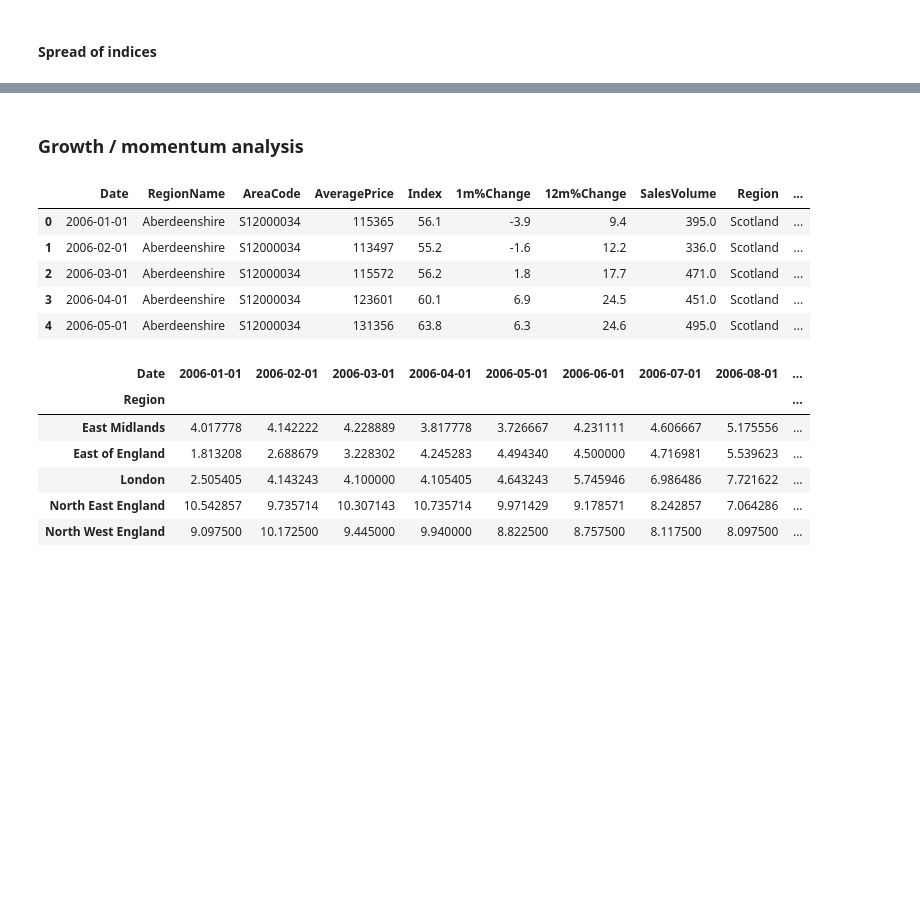
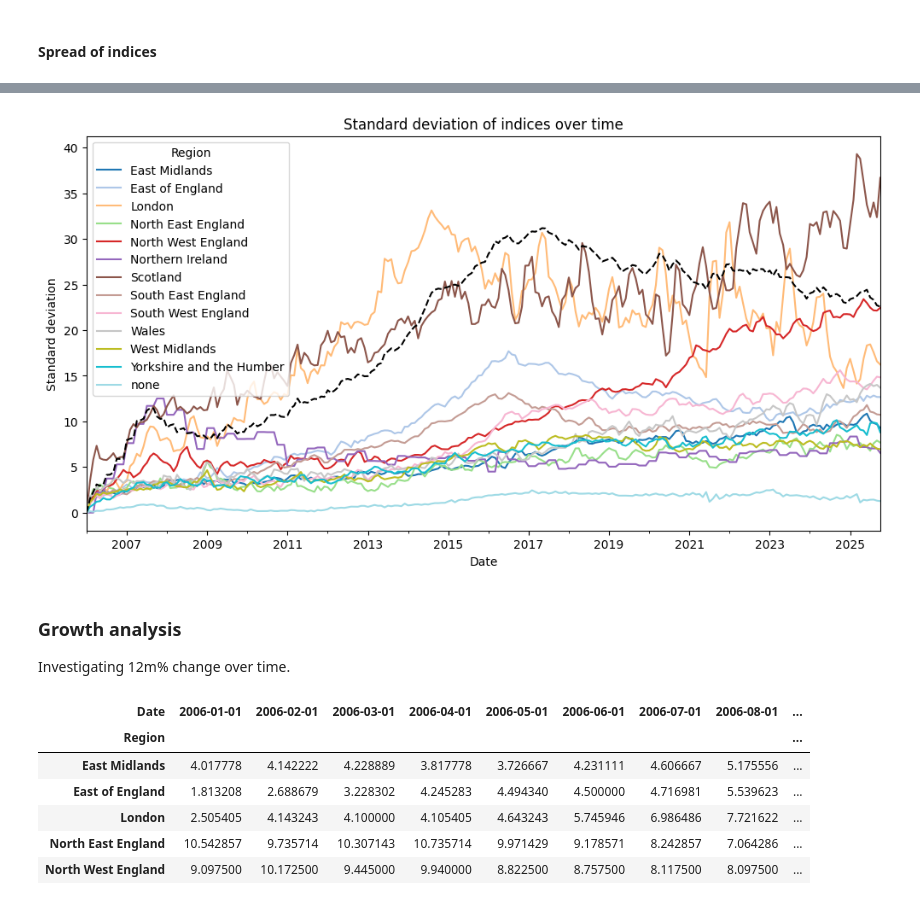
Before and after one commit to ollietiong/uk_house_prices, a Jupyter notebook: notebooks/UKHousePrices-Notebook1.ipynb, the cells around one changed output, grey strips where cells are left out. Cells and saved outputs as stored; diff of their text form; code cells hidden in the pictures; blank space fills up the shorter version.

```diff
--- a/notebooks/UKHousePrices-Notebook1.ipynb
+++ b/notebooks/UKHousePrices-Notebook1.ipynb
@@ -501,15 +515,18 @@ Text(0.5, 1.0, 'Standard deviation of indices over time')
+# %%
+vol_region_tab = data.pivot_table(index='Region',columns='Date',values='norm_index',aggfunc='std')
+
+fig,ax = plt.subplots(figsize=(12,6))
+vol_region_tab.T.plot(ax=ax,colormap='tab20')
+std_norm_index.plot(linestyle='--',color='black')
+plt.ylabel("Standard deviation")
+plt.title("Standard deviation of indices over time")
+plt.show()
+# %% [output]
+[figure, added]
 # %% [markdown]
-### Growth / momentum analysis
+### Growth analysis
+
+Investigating 12m% change over time.
-# %%
-data['YoY'] = (data['norm_index'].pct_change(12)*100).round(1)
-data.head()
-# %% [output]
-|  | Date | RegionName | AreaCode | AveragePrice | Index | 1m%Change | 12m%Change | SalesVolume | Region | ... |
-| 0 | 2006-01-01 | Aberdeenshire | S12000034 | 115365 | 56.1 | -3.9 | 9.4 | 395.0 | Scotland | ... |
-| 1 | 2006-02-01 | Aberdeenshire | S12000034 | 113497 | 55.2 | -1.6 | 12.2 | 336.0 | Scotland | ... |
-| 2 | 2006-03-01 | Aberdeenshire | S12000034 | 115572 | 56.2 | 1.8 | 17.7 | 471.0 | Scotland | ... |
-| 3 | 2006-04-01 | Aberdeenshire | S12000034 | 123601 | 60.1 | 6.9 | 24.5 | 451.0 | Scotland | ... |
-| 4 | 2006-05-01 | Aberdeenshire | S12000034 | 131356 | 63.8 | 6.3 | 24.6 | 495.0 | Scotland | ... |
 # %%
 region_piv_tab_12m = data.pivot_table(index='Region',columns='Date',values='12m%Change',aggfunc='mean')
 region_piv_tab_12m.head()
```
Also changed, not shown: parts of 20 cells of this notebook.
